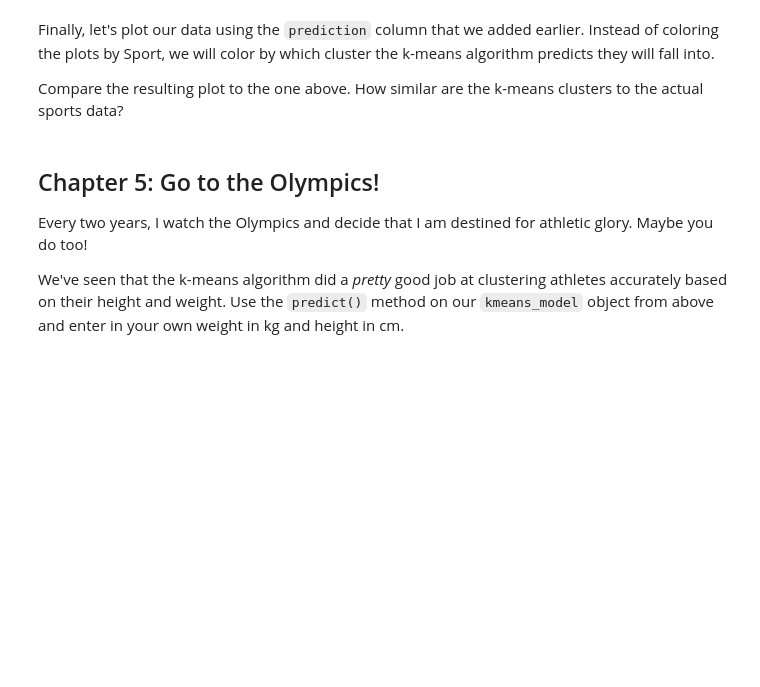
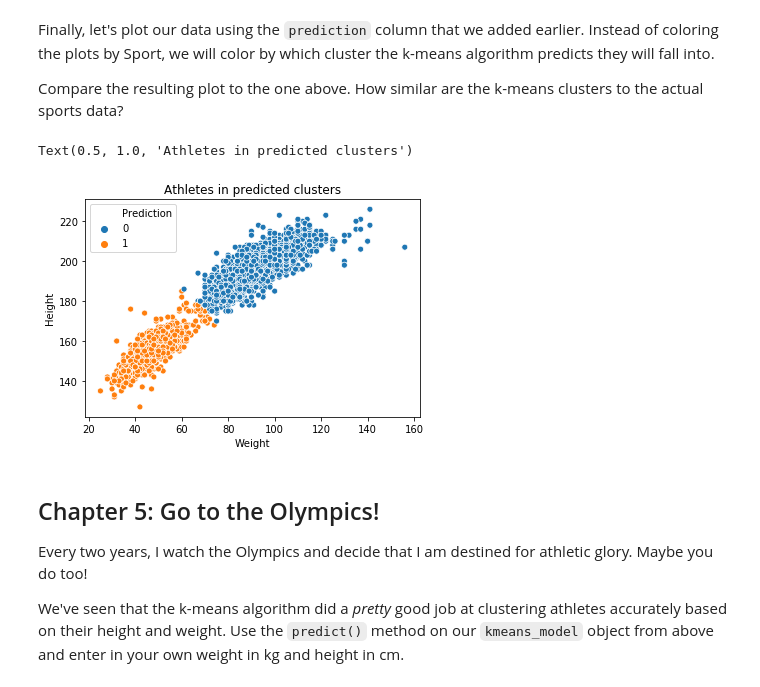
Before and after one commit to micaswyers/olympic_kmeans, a Jupyter notebook: olympic_kmeans.ipynb, the cells around one changed output. Cells and saved outputs as stored; diff of their text form; code cells hidden in the pictures; blank space fills up the shorter version.

```diff
--- a/olympic_kmeans.ipynb
+++ b/olympic_kmeans.ipynb
@@ -136,7 +176,7 @@ It's important to note that the KMeans algorithm just clustered our data based o
 Let's add a column to our `two_sports` DataFrame that will show which cluster each athlete should be assigned to. This is the output of the `KMeans` class's `predict()` method.
 # %%
 predictions = kmeans_model.predict(two_sports[['Weight', 'Height']])
-two_sports = two_sports.assign(prediction=predictions)
+two_sports = two_sports.assign(Prediction=predictions)
 # %% [markdown]
 Now that we've added this extra column, we can look at a few of the rows to see where each athlete is predicted to fall. We could do this with `head()` like we did we above, but let's try slicing the DataFrame with `iloc`.
 # %%
@@ -160,12 +221,15 @@ Compare the resulting plot to the one above. How similar are the k-means cluster
 # %%
 seaborn.scatterplot(
     'Weight',
     'Height',
-    data=two_sports[['Weight', 'Height', 'prediction']],
-    hue="prediction" # color
+    data=two_sports[['Weight', 'Height', 'Prediction']],
+    hue="Prediction"
 )
 # title
 plt.title('Athletes in predicted clusters')
+# %% [output]
+Text(0.5, 1.0, 'Athletes in predicted clusters')
+[figure, added]
 # %% [markdown]
 ## Chapter 5: Go to the Olympics!
 
```
Also changed, not shown: parts of 11 cells of this notebook, 1 other file.
